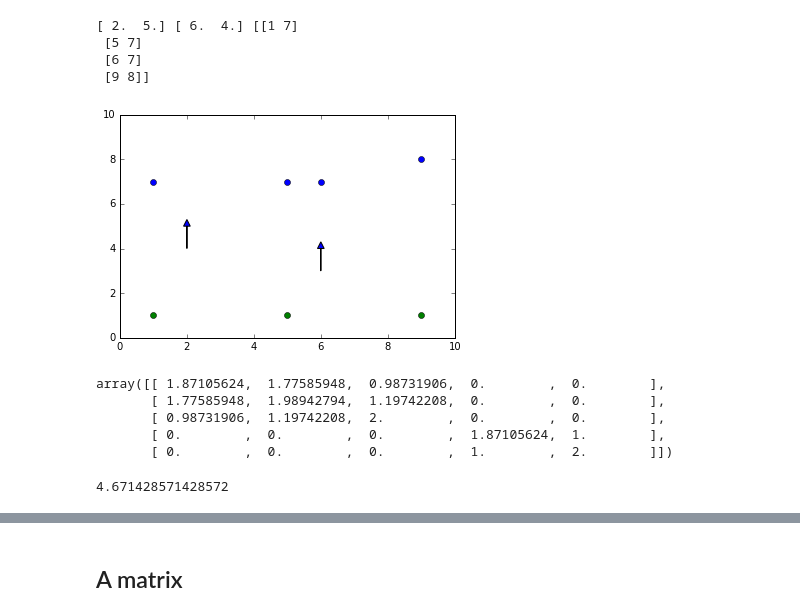
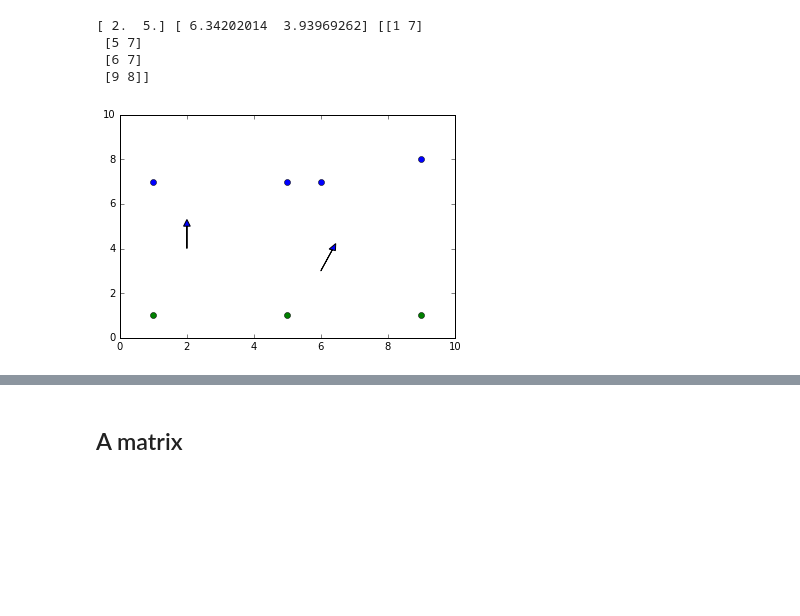
Before and after one commit to Leguark/GeMpy, a Jupyter notebook: Kriging 6.ipynb, the cells around one changed output, grey strips where cells are left out. Saved outputs shown, nothing was run; the diff lists cells and outputs as text; code cells hidden in the pictures; blank space fills up the shorter version.

```diff
--- a/Kriging 6.ipynb
+++ b/Kriging 6.ipynb
@@ -8,33 +8,35 @@ from __future__ import division
 # %%
 layer_1 = np.array([[1,7],[5,7],[6,7], [9,8]])
 layer_2 = np.array([[1,1],[5,1],[9,1]])
 layer_3 = np.array([[1,1],[3,2],[7,4]])
 
 dip_pos_1 = np.array([2,4])
 dip_angle_1 = 90
 dip_pos_1_v = np.array([np.cos(np.deg2rad(dip_angle_1))*1,
                         np.sin(np.deg2rad(dip_angle_1))]) + dip_pos_1
 
 
 
 dip_pos_2 = np.array([6,3])
-dip_angle_2 = 90
+dip_angle_2 = 70
 dip_pos_2_v = np.array([np.cos(np.deg2rad(dip_angle_2))*1,
                         np.sin(np.deg2rad(dip_angle_2))]) + dip_pos_2
 
 
 plt.arrow(dip_pos_1[0],dip_pos_1[1], dip_pos_1_v[0]-dip_pos_1[0],
           dip_pos_1_v[1]-dip_pos_1[1], head_width = 0.2)
 plt.arrow(dip_pos_2[0],dip_pos_2[1],dip_pos_2_v[0]-dip_pos_2[0],
           dip_pos_2_v[1]-dip_pos_2[1], head_width = 0.2)
 plt.plot(layer_1[:,0],layer_1[:,1], "o")
 plt.plot(layer_2[:,0],layer_2[:,1], "o")
 plt.xlim(0,10)
 plt.ylim(0,10)
 print (dip_pos_1_v, dip_pos_2_v, layer_1)
+layers = np.asarray([layer_1,layer_2])
+dips = np.asarray([dip_pos_1,dip_pos_2])
 # %% [output]
-[ 2.  5.] [ 6.  4.] [[1 7]
+[ 2.  5.] [ 6.34202014  3.93969262] [[1 7]
  [5 7]
  [6 7]
  [9 8]]
-[figure, old version]
+[figure, new version]
@@ -113,15 +119,3 @@ def C_I(layers, a = 6.):
             C_I = np.vstack((C_I,C_I_row))
    # C_I  += 0.00000001
     return C_I
-# %%
-C_I([layer_1,layer_2])
-# %% [output]
-array([[ 1.87105624,  1.77585948,  0.98731906,  0.        ,  0.        ],
-       [ 1.77585948,  1.98942794,  1.19742208,  0.        ,  0.        ],
-       [ 0.98731906,  1.19742208,  2.        ,  0.        ,  0.        ],
-       [ 0.        ,  0.        ,  0.        ,  1.87105624,  1.        ],
-       [ 0.        ,  0.        ,  0.        ,  1.        ,  2.        ]])
-# %%
-3.27/0.7
-# %% [output]
-4.671428571428572
```
Also changed, not shown: parts of 18 cells of this notebook, 2 other files.
